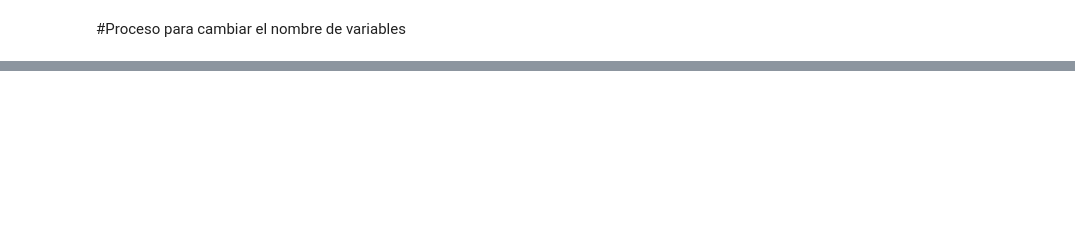
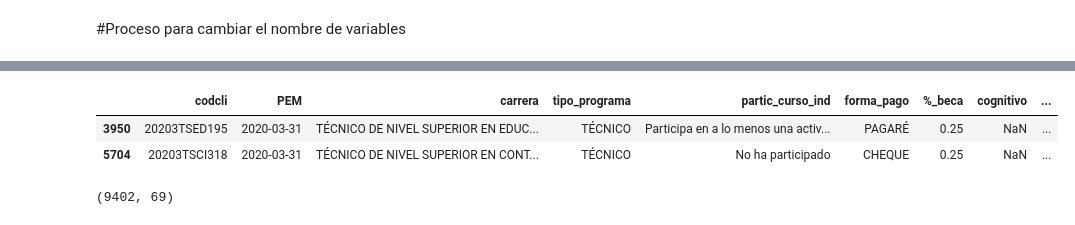
Before and after one commit to datascience-universe/desertion-project, a Jupyter notebook: Project.ipynb, the cells around one changed output, grey strips where cells are left out. Saved outputs shown, nothing was run; the diff lists cells and outputs as text; code cells hidden in the pictures; blank space fills up the shorter version.

```diff
--- a/Project.ipynb
+++ b/Project.ipynb
@@ -222,0 +365,10 @@ g.add_legend()
+# %%
+df_simplificado1.drop(6112, inplace=True)
+# %%
+# PPAL_INSTITUCION_EVALUADA 0                                2
+ppal_institucion_evaluada = df_simplificado1['ppal_institucion_evaluada'] == 0
+df_simplificado1.loc[ppal_institucion_evaluada]
+# %% [output]
+|  | codcli | PEM | carrera | tipo_programa | partic_curso_ind | forma_pago | %_beca | cognitivo | ... |
+| 3950 | 20203TSED195 | 2020-03-31 | TÉCNICO DE NIVEL SUPERIOR EN EDUC... | TÉCNICO | Participa en a lo menos una activ... | PAGARÉ | 0.25 | NaN | ... |
+| 5704 | 20203TSCI318 | 2020-03-31 | TÉCNICO DE NIVEL SUPERIOR EN CONT... | TÉCNICO | No ha participado | CHEQUE | 0.25 | NaN | ... |
@@ -222,0 +378,4 @@ g.add_legend()
+# %%
+df_simplificado1.shape
+# %% [output]
+(9402, 69)
```
Also changed, not shown: parts of 35 cells of this notebook.
